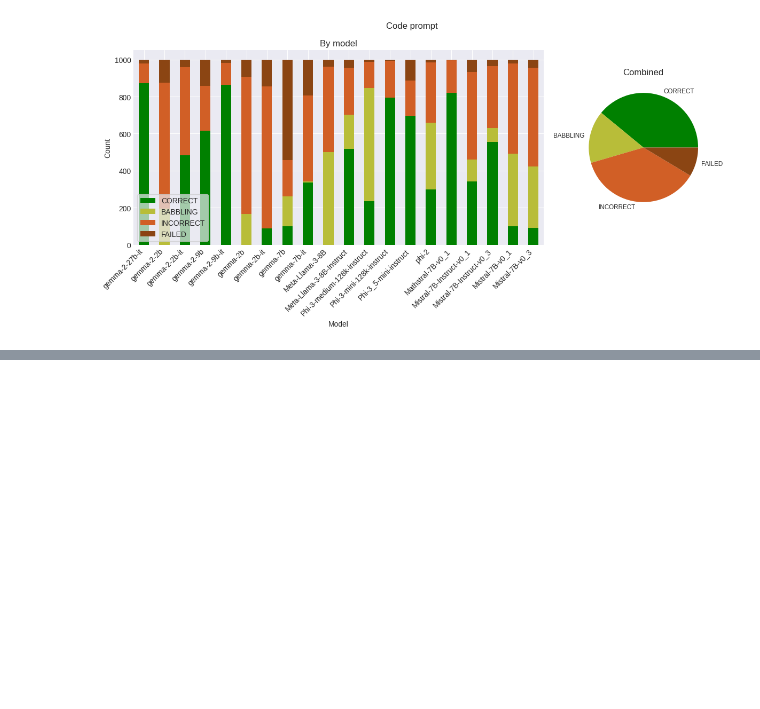
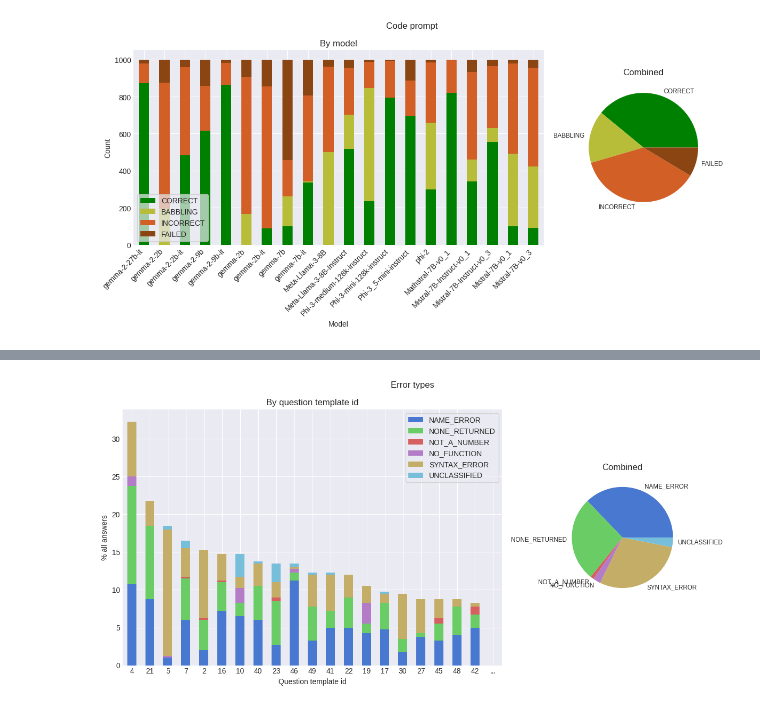
Before and after one commit to the-mysh/gsm-symbolic-benchmarking, a Jupyter notebook: notebooks/results_pres/2025-12-15.ipynb, the cells around one changed output, grey strips where cells are left out. Cells and saved outputs as stored; diff of their text form; code cells hidden in the pictures; blank space fills up the shorter version.

```diff
--- a/notebooks/results_pres/2025-12-15.ipynb
+++ b/notebooks/results_pres/2025-12-15.ipynb
@@ -61,0 +59,4 @@ _ = res_code.plot_error_types_by_question_id(max_questions=20, highest=False)
+# %%
+_ = res_code.plot_error_types_by_question_id(max_questions=20, percentage=True)
+# %% [output]
+[figure, added]
```
Also changed, not shown: parts of 5 cells of this notebook, 1 other file.
